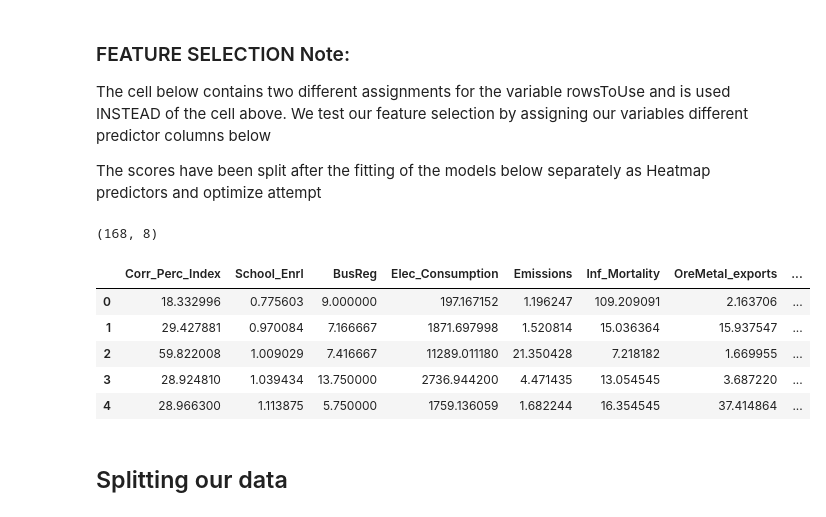
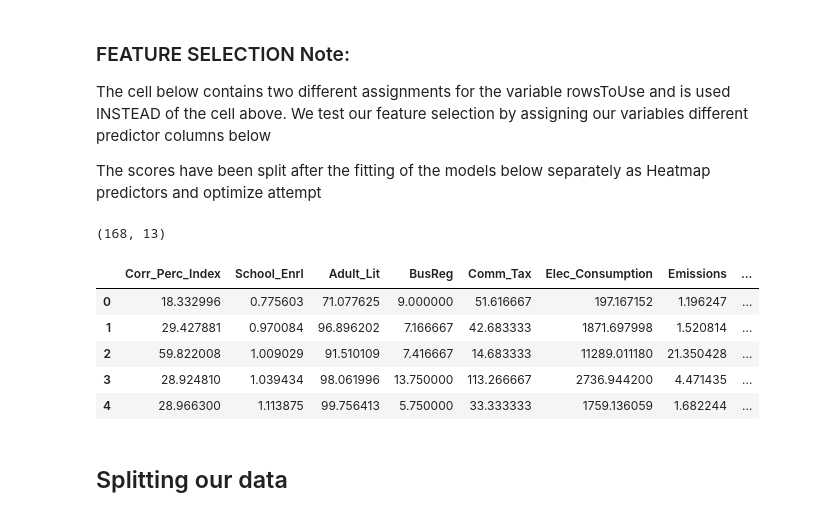
Before and after one commit to dmawardi/Capstone-Project-GDP-QOL, a Jupyter notebook: Capstone Analysis.ipynb, the cells around one changed output. Saved outputs shown, nothing was run; the diff lists cells and outputs as text; code cells hidden in the pictures.

```diff
--- a/Capstone Analysis.ipynb
+++ b/Capstone Analysis.ipynb
@@ -611,34 +633,34 @@ The cell below contains two different assignments for the variable rowsToUse and
 The scores have been split after the fitting of the models below separately as Heatmap predictors and optimize attempt
 # %%
 # Use heatmap predictors
-# rowsToUse = ['Corr_Perc_Index', 'School_Enrl', 'Adult_Lit','BusReg', 'Comm_Tax', 'Elec_Consumption',
-#              'Emissions', 'FossFuel_Cons', 'Inf_Mortality', 'Inflation', 'OreMetal_exports', 'Imp_San_Access',
-#              'Tech_Exports']
+rowsToUse = ['Corr_Perc_Index', 'School_Enrl', 'Adult_Lit','BusReg', 'Comm_Tax', 'Elec_Consumption',
+             'Emissions', 'FossFuel_Cons', 'Inf_Mortality', 'Inflation', 'OreMetal_exports', 'Imp_San_Access',
+             'Tech_Exports']
 
 # Use optimize attempt predictors
-rowsToUse = ['Corr_Perc_Index', 'School_Enrl',
-             'BusReg', 'Elec_Consumption',
-             'Emissions', 'Inf_Mortality',
-             'OreMetal_exports', 'Imp_San_Access']
+# rowsToUse = ['Corr_Perc_Index', 'School_Enrl',
+#              'BusReg', 'Elec_Consumption',
+#              'Emissions', 'Inf_Mortality',
+#              'OreMetal_exports', 'Imp_San_Access']
 
 
 # Assign series GDP_perCap from df to variable: target
 target = df['GDP_perCap']
 
 # Assign features by subsetting table to indicator values excl. GDP: X
 X = df.loc[:,rowsToUse]
 
 # Print shape and head
 print(X.shape)
 X.head()
 # %% [output]
-(168, 8)
+(168, 13)
-|  | Corr_Perc_Index | School_Enrl | BusReg | Elec_Consumption | Emissions | Inf_Mortality | OreMetal_exports | ... |
-| 0 | 18.332996 | 0.775603 | 9.000000 | 197.167152 | 1.196247 | 109.209091 | 2.163706 | ... |
-| 1 | 29.427881 | 0.970084 | 7.166667 | 1871.697998 | 1.520814 | 15.036364 | 15.937547 | ... |
-| 2 | 59.822008 | 1.009029 | 7.416667 | 11289.011180 | 21.350428 | 7.218182 | 1.669955 | ... |
-| 3 | 28.924810 | 1.039434 | 13.750000 | 2736.944200 | 4.471435 | 13.054545 | 3.687220 | ... |
-| 4 | 28.966300 | 1.113875 | 5.750000 | 1759.136059 | 1.682244 | 16.354545 | 37.414864 | ... |
+|  | Corr_Perc_Index | School_Enrl | Adult_Lit | BusReg | Comm_Tax | Elec_Consumption | Emissions | ... |
+| 0 | 18.332996 | 0.775603 | 71.077625 | 9.000000 | 51.616667 | 197.167152 | 1.196247 | ... |
+| 1 | 29.427881 | 0.970084 | 96.896202 | 7.166667 | 42.683333 | 1871.697998 | 1.520814 | ... |
+| 2 | 59.822008 | 1.009029 | 91.510109 | 7.416667 | 14.683333 | 11289.011180 | 21.350428 | ... |
+| 3 | 28.924810 | 1.039434 | 98.061996 | 13.750000 | 113.266667 | 2736.944200 | 4.471435 | ... |
+| 4 | 28.966300 | 1.113875 | 99.756413 | 5.750000 | 33.333333 | 1759.136059 | 1.682244 | ... |
 # %% [markdown]
 ## Splitting our data
 # %%
```
Also changed, not shown: parts of 72 cells of this notebook.
